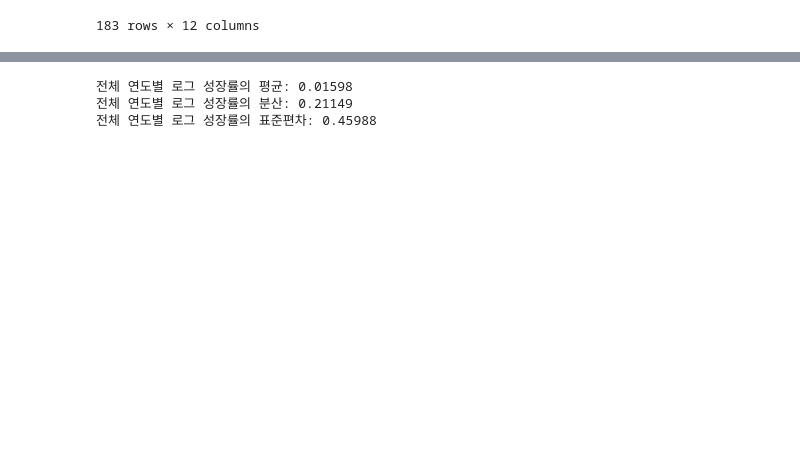
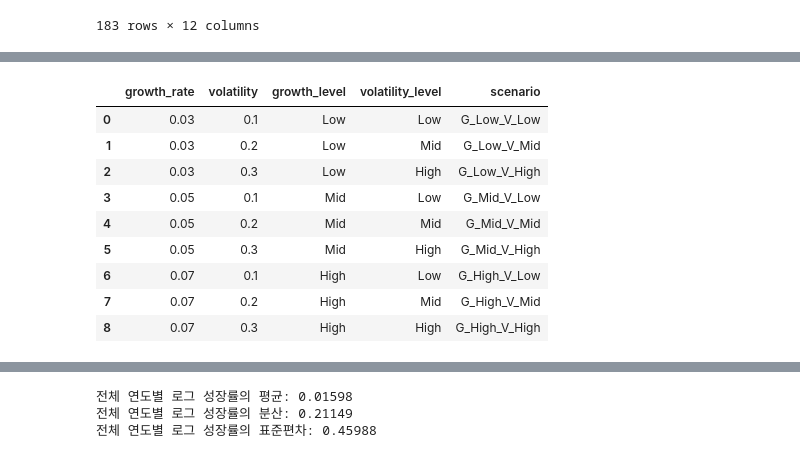
Before and after one commit to pookopook/GCEMM, a Jupyter notebook: 03 연구결과 시나리오별(중간진행).ipynb, the cells around one changed output, grey strips where cells are left out. Saved outputs shown, nothing was run; the diff lists cells and outputs as text; code cells hidden in the pictures; blank space fills up the shorter version.

```diff
--- a/02 연구결과 copy.ipynb
+++ b/03 연구결과 시나리오별(중간진행).ipynb
@@ -30,0 +54,12 @@ df.shape
+# %%
+# 9개 시나리오 도출
+## 평균 성장률 낮음 3%, 중간 5%, 높음 7%
+## 변동성 낮음 10%, 중간 20%, 높음 30%
+## 3 x 3 = 9개
+
+scenarios = []
+for growth_rate in [0.03, 0.05, 0.07]:
+    for volatility in [0.1, 0.2, 0.3]:
+        scenarios.append((growth_rate, volatility))
+scenarios_df = pd.DataFrame(scenarios, columns=['growth_rate', 'volatility'])
+scenarios_df
@@ -30,0 +77,30 @@ df.shape
+# %%
+scenarios_df['growth_level'] = scenarios_df['growth_rate'].map({
+    0.03: 'Low',
+    0.05: 'Mid',
+    0.07: 'High'
+})
+
+scenarios_df['volatility_level'] = scenarios_df['volatility'].map({
+    0.1: 'Low',
+    0.2: 'Mid',
+    0.3: 'High'
+})
+
+scenarios_df['scenario'] = (
+    'G_' + scenarios_df['growth_level'] +
+    '_V_' + scenarios_df['volatility_level']
+)
+# %%
+scenarios_df
+# %% [output]
+|  | growth_rate | volatility | growth_level | volatility_level | scenario |
+| 0 | 0.03 | 0.1 | Low | Low | G_Low_V_Low |
+| 1 | 0.03 | 0.2 | Low | Mid | G_Low_V_Mid |
+| 2 | 0.03 | 0.3 | Low | High | G_Low_V_High |
+| 3 | 0.05 | 0.1 | Mid | Low | G_Mid_V_Low |
+| 4 | 0.05 | 0.2 | Mid | Mid | G_Mid_V_Mid |
+| 5 | 0.05 | 0.3 | Mid | High | G_Mid_V_High |
+| 6 | 0.07 | 0.1 | High | Low | G_High_V_Low |
+| 7 | 0.07 | 0.2 | High | Mid | G_High_V_Mid |
+| 8 | 0.07 | 0.3 | High | High | G_High_V_High |
```
Also changed, not shown: parts of 18 cells of this notebook, 3 other files.
